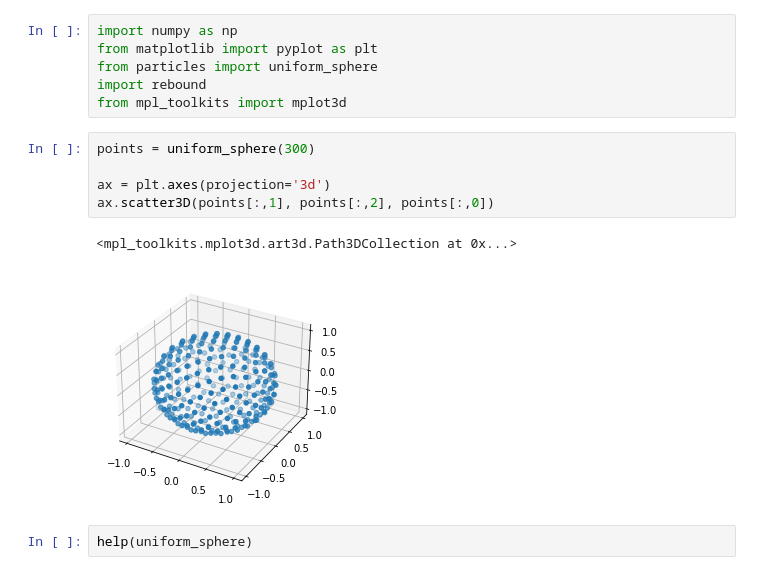
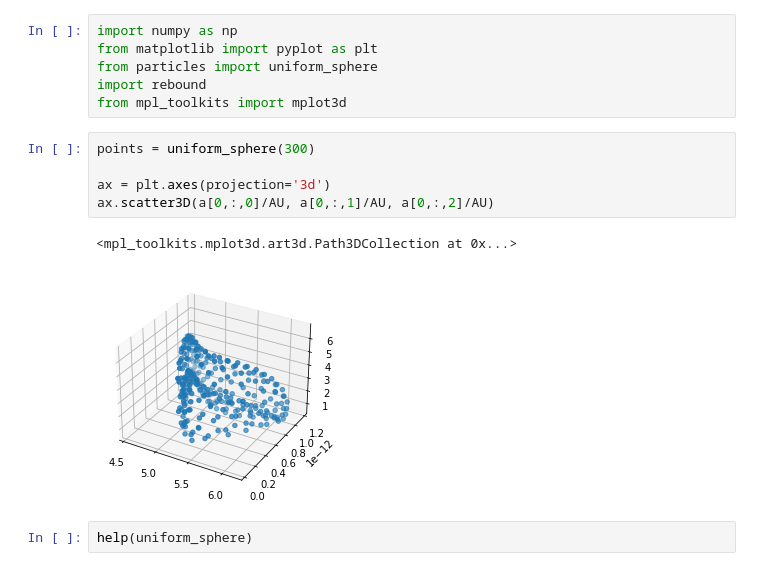
Before and after one commit to wcukier/Venus_JP, a Jupyter notebook: testing.ipynb, the cells around one changed output. Saved outputs shown, nothing was run; the diff lists cells and outputs as text.

```diff
--- a/testing.ipynb
+++ b/testing.ipynb
@@ -7,11 +7,11 @@ from mpl_toolkits import mplot3d
 # %%
 points = uniform_sphere(300)
 
 ax = plt.axes(projection='3d')
-ax.scatter3D(points[:,1], points[:,2], points[:,0])
+ax.scatter3D(a[0,:,0]/AU, a[0,:,1]/AU, a[0,:,2]/AU)
 # %% [output]
 <mpl_toolkits.mplot3d.art3d.Path3DCollection at 0x...>
-[figure, old version]
+[figure, new version]
 # %%
 help(uniform_sphere)
 # %% [output]
```
Also changed, not shown: parts of 3 cells of this notebook, 1 other file.
